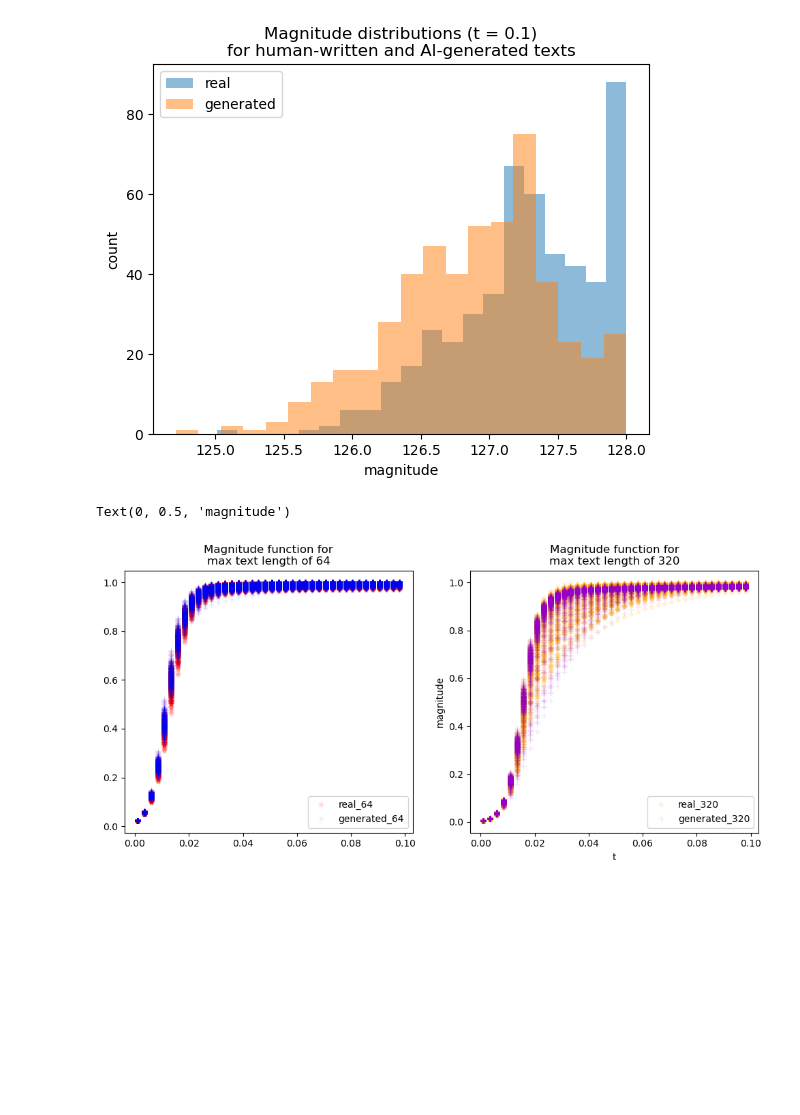
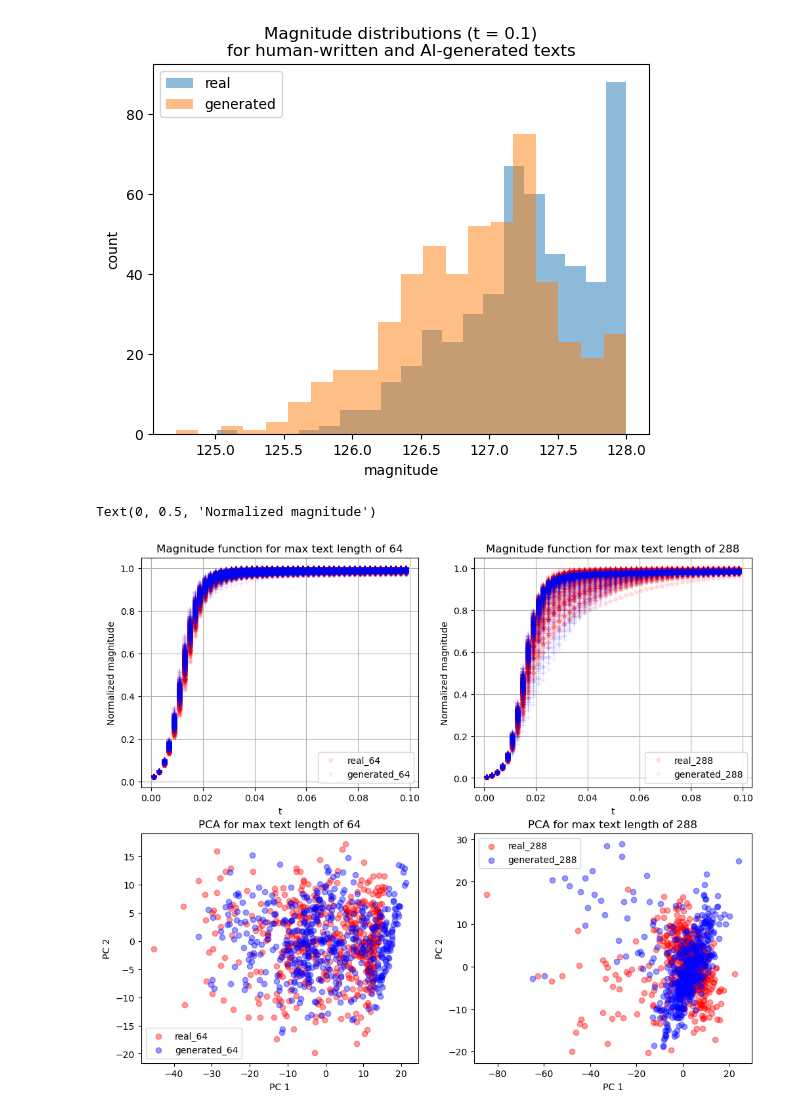
Before and after one commit to GurevichPE/Artifical-text-detection-via-magnitude-functions, a Jupyter notebook: magnitude/experiments.ipynb, the cells around one changed output. Cells and saved outputs as stored; diff of their text form; code cells hidden in the pictures; blank space fills up the shorter version.

```diff
--- a/magnitude/experiments.ipynb
+++ b/magnitude/experiments.ipynb
@@ -33,40 +36,60 @@ plt.show()
 # %% [output]
 [figure]
 # %%
-import pickle as pkl
+
 
 handles = []
-colors = [('red', 'blue'), ('orange', 'darkviolet')]
-fig, axes = plt.subplots(ncols=2, figsize=(12, 5))
-for k, i, cols in zip([0, 1], [64, 320], colors):
+colors = [('red', 'blue'), ('red', 'blue')]
+fig, axes = plt.subplots(ncols=2, nrows=2, figsize=(12, 10))
+
+
+
+for k, i, cols in zip([0, 1], [64, 288], colors):
     path = f"/workspace/mnt/local/data/pgurevich/magnitude/magnitude_f_{i}.pkl"
     t_path = "/workspace/mnt/local/data/pgurevich/magnitude/t_grid_multiple.pkl"
 
     with open(path, 'rb') as f:
         mags = np.array(pkl.load(f))
 
     with open(t_path, 'rb') as f:
         t = np.array(pkl.load(f))
 
-    show_inds = np.arange(0, 200, 5)
+    pca = PCA(n_components=2)
+    ss = StandardScaler()
+
+    # mags_scaled = ss.fit_transform(mags[reals_inds])
+    real_pc = pca.fit_transform(ss.fit_transform(mags[reals_inds]))
+    gens_pc = pca.fit_transform(ss.fit_transform(mags[generated_inds]))
+
+    show_inds = np.arange(0, 200, 4)
 
     real_mfs = mags[reals_inds][:, show_inds]
     gen_mfs = mags[generated_inds][:, show_inds]
 
     color1, color2 = cols
 
 
-    l1 = axes[k].plot(t[show_inds], np.array(real_mfs).T / i, color=color1, linestyle="", marker='*', alpha=0.1, label=f'real_{i}')
-    l2 = axes[k].plot(t[show_inds], np.array(gen_mfs).T / i,  color=color2, linestyle="", marker="+", alpha=0.1, label=f'generated_{i}')
-    axes[k].legend(handles=[l1[0], l2[0]])
-    axes[k].set_title(f"Magnitude function for\nmax text length of {i}")
-    handles.append(l1[0])
-    handles.append(l2[0])
+    l1 = axes[0][k].plot(t[show_inds], np.array(real_mfs).T / i, color=color1, linestyle="", marker='*', alpha=0.1, label=f'real_{i}')
+    l2 = axes[0][k].plot(t[show_inds], np.array(gen_mfs).T / i,  color=color2, linestyle="", marker="+", alpha=0.1, label=f'generated_{i}')
+    axes[0][k].legend(handles=[l1[0], l2[0]])
+    axes[0][k].set_title(f"Magnitude function for max text length of {i}")
+    axes[0][k].set_xlabel("t")
+    axes[0][k].grid()
+
+
+    axes[1][k].scatter(real_pc[:, 0], real_pc[:, 1], color=color1, label=f'real_{i}', alpha=0.4)
+    axes[1][k].scatter(gens_pc[:, 0], gens_pc[:, 1], color=color2, label=f'generated_{i}', alpha=0.4)
+    axes[1][k].legend()
+    axes[1][k].set_title(f"PCA for max text length of {i}")
+    axes[1][k].set_xlabel("PC 1")
+    axes[1][k].set_ylabel("PC 2")
+
+
+axes[0][0].set_ylabel("Normalized magnitude")
+axes[0][1].set_ylabel("Normalized magnitude")
 
 # plt.xlim(0.015, 0.0705)
 # plt.ylim(200, 260)
-plt.xlabel("t")
-plt.ylabel("magnitude")
 # %% [output]
-Text(0, 0.5, 'magnitude')
+Text(0, 0.5, 'Normalized magnitude')
-[figure, old version]
+[figure, new version]
```
Also changed, not shown: parts of 16 cells of this notebook, 4 other files.
